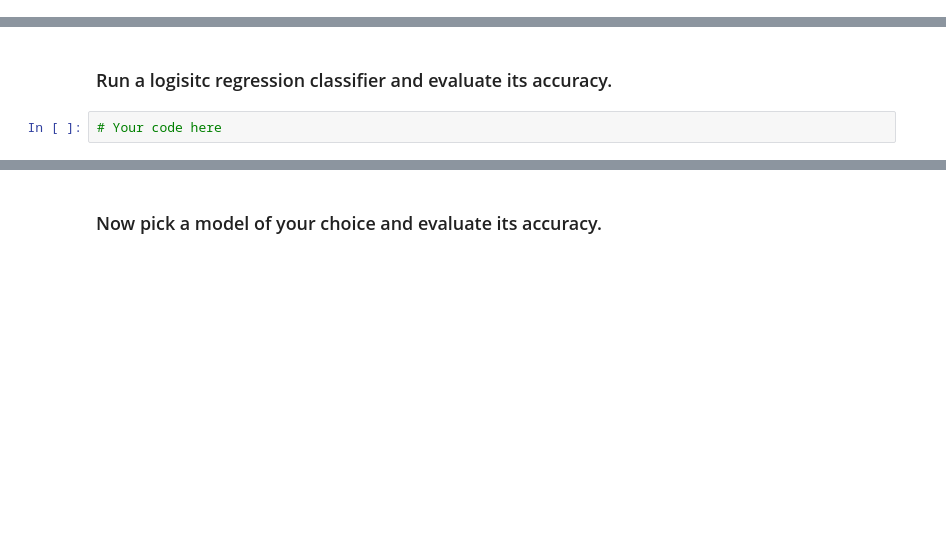
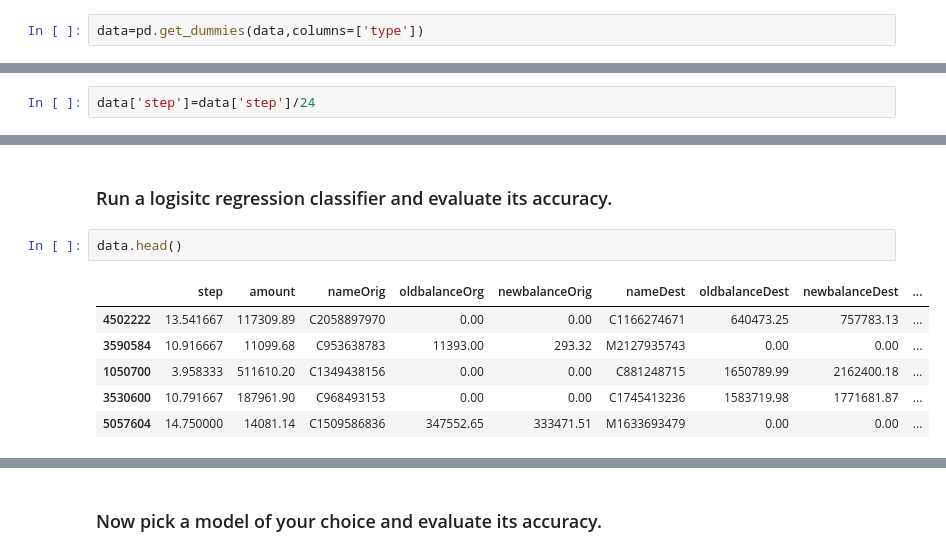
Before and after one commit to ta-data-lis/lab-imbalance, a Jupyter notebook: your-code/lab_imbalance.ipynb, the cells around one changed output, grey strips where cells are left out. Cells and saved outputs as stored; diff of their text form; blank space fills up the shorter version.

```diff
--- a/your-code/lab_imbalance.ipynb
+++ b/your-code/lab_imbalance.ipynb
@@ -20,2 +104,4 @@ Like we disussed in class, when we have noisy data, if we are not careful, we ca
+# %%
+data=pd.get_dummies(data,columns=['type'])
 # %%
 # Your code here
@@ -21,0 +122,2 @@ Like we disussed in class, when we have noisy data, if we are not careful, we ca
+# %%
+data['step']=data['step']/24
@@ -22,4 +136,11 @@ Like we disussed in class, when we have noisy data, if we are not careful, we ca
 # %% [markdown]
 ### Run a logisitc regression classifier and evaluate its accuracy.
-# %%
-# Your code here
+# %%
+data.head()
+# %% [output]
+|  | step | amount | nameOrig | oldbalanceOrg | newbalanceOrig | nameDest | oldbalanceDest | newbalanceDest | ... |
+| 4502222 | 13.541667 | 117309.89 | C2058897970 | 0.00 | 0.00 | C1166274671 | 640473.25 | 757783.13 | ... |
+| 3590584 | 10.916667 | 11099.68 | C953638783 | 11393.00 | 293.32 | M2127935743 | 0.00 | 0.00 | ... |
+| 1050700 | 3.958333 | 511610.20 | C1349438156 | 0.00 | 0.00 | C881248715 | 1650789.99 | 2162400.18 | ... |
+| 3530600 | 10.791667 | 187961.90 | C968493153 | 0.00 | 0.00 | C1745413236 | 1583719.98 | 1771681.87 | ... |
+| 5057604 | 14.750000 | 14081.14 | C1509586836 | 347552.65 | 333471.51 | M1633693479 | 0.00 | 0.00 | ... |
```
Also changed, not shown: parts of 19 cells of this notebook.
